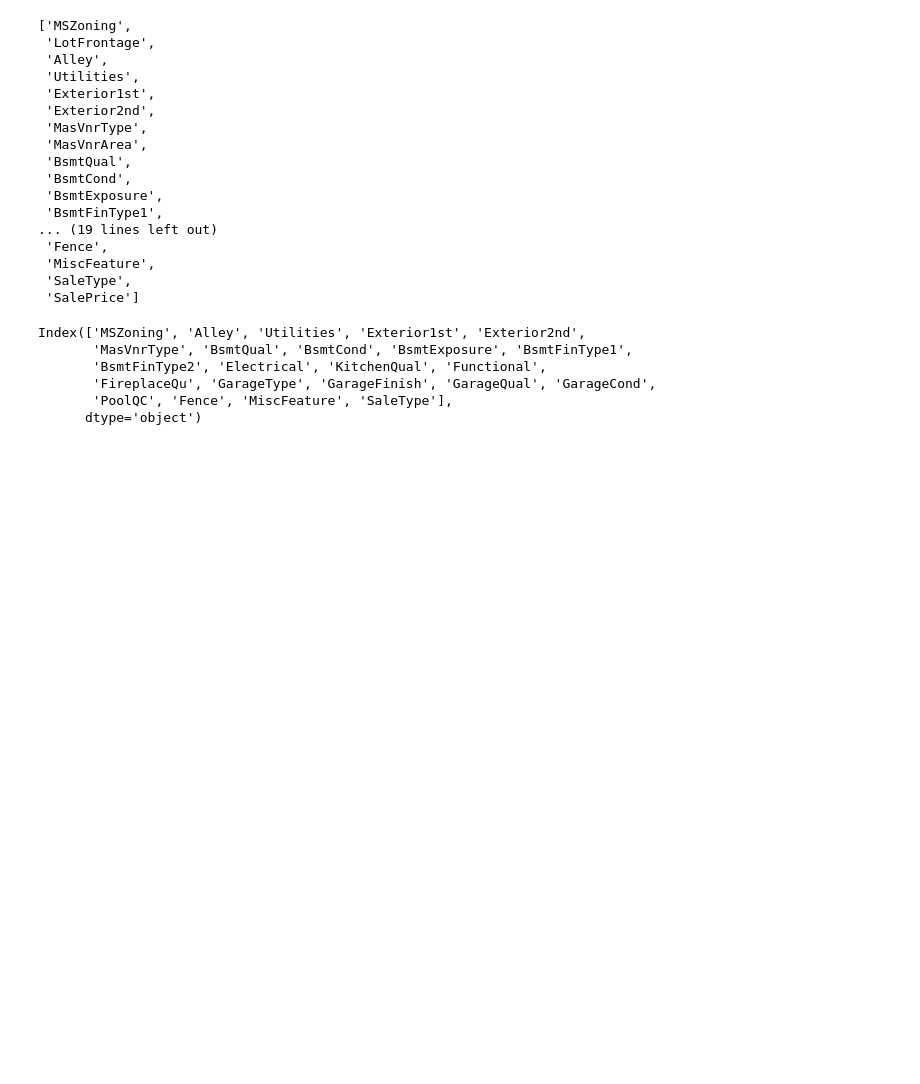
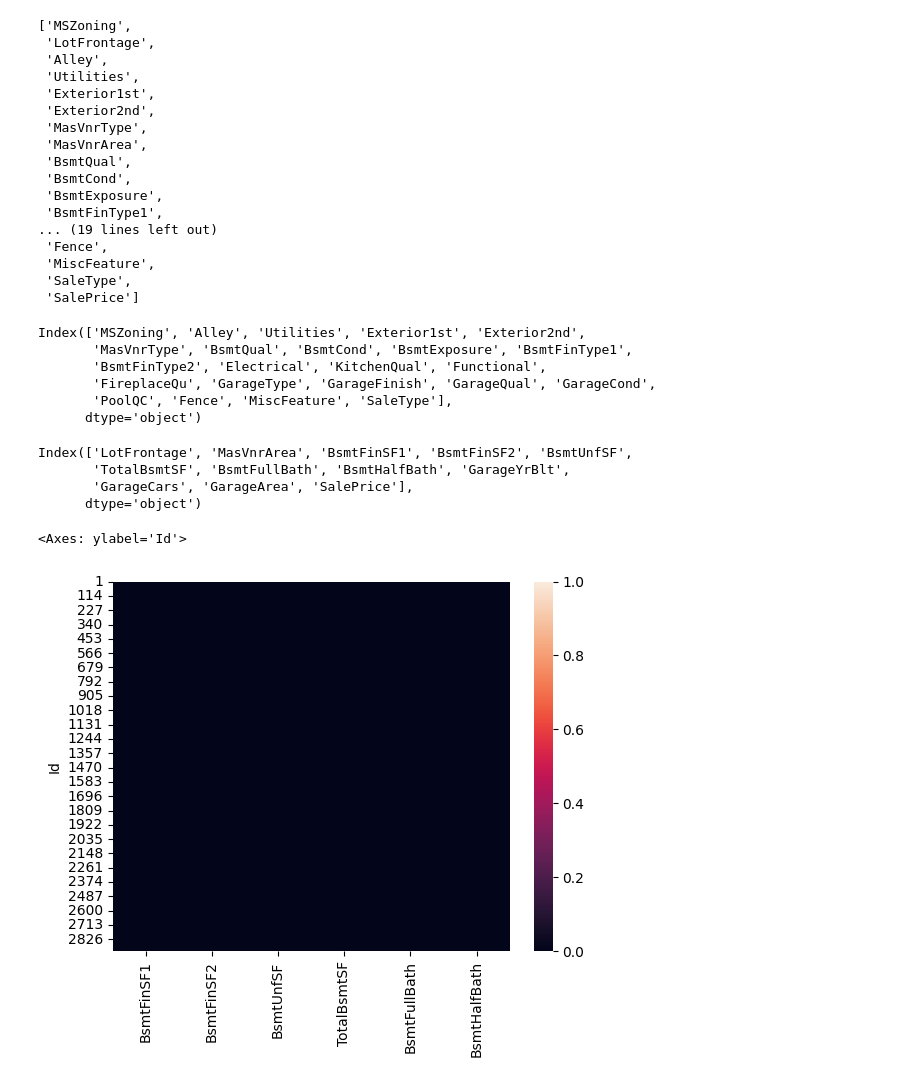
Before and after one commit to rathorebharat937/House_Price_Prediction_Regression_Project, a Jupyter notebook: house_price_prediction_01.ipynb, the cells around one changed output. Saved outputs shown, nothing was run; the diff lists cells and outputs as text; code cells hidden in the pictures; blank space fills up the shorter version.

```diff
--- a/house_price_prediction_01.ipynb
+++ b/house_price_prediction_01.ipynb
@@ -888,0 +893,7 @@ Index(['MSZoning', 'Alley', 'Utilities', 'Exterior1st', 'Exterior2nd',
+# %%
+df_mvi[missing_columns].select_dtypes(include='Float64').columns
+# %% [output]
+Index(['LotFrontage', 'MasVnrArea', 'BsmtFinSF1', 'BsmtFinSF2', 'BsmtUnfSF',
+       'TotalBsmtSF', 'BsmtFullBath', 'BsmtHalfBath', 'GarageYrBlt',
+       'GarageCars', 'GarageArea', 'SalePrice'],
+      dtype='object')
@@ -888,0 +910,10 @@ Index(['MSZoning', 'Alley', 'Utilities', 'Exterior1st', 'Exterior2nd',
+# %%
+sns.heatmap(df_mvi[['BsmtFinSF1',
+'BsmtFinSF2',
+'BsmtUnfSF',
+'TotalBsmtSF',
+'BsmtFullBath',
+'BsmtHalfBath']].isnull())
+# %% [output]
+<Axes: ylabel='Id'>
+[figure, added]
```
Also changed, not shown: parts of 13 cells of this notebook.
